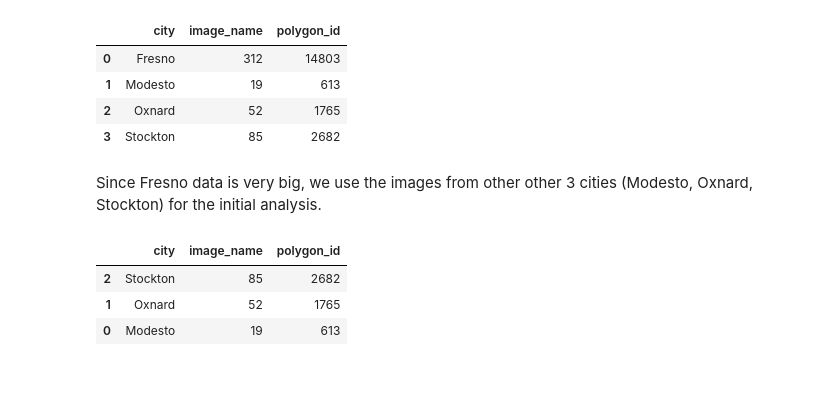
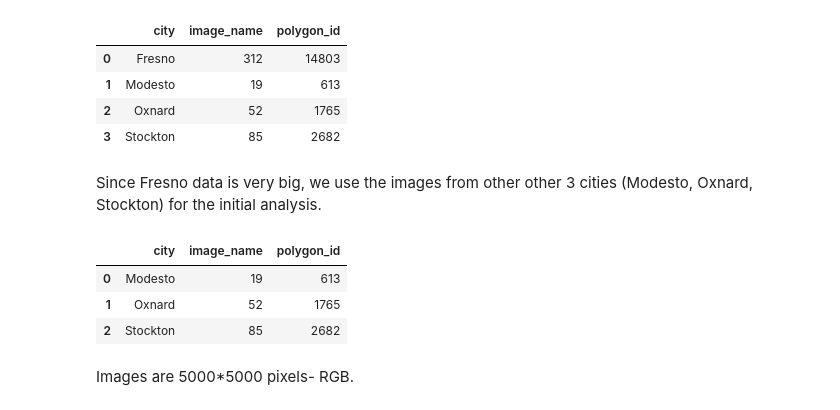
Before and after one commit to kaushikSR/Green_Computing, a Jupyter notebook: Project.ipynb, the cells around one changed output. Cells and saved outputs as stored; diff of their text form; code cells hidden in the pictures; blank space fills up the shorter version.

```diff
--- a/Project.ipynb
+++ b/Project.ipynb
@@ -149,13 +152,16 @@ for city in cities:
 avail_files = [name[:-4] for name in avail_files if name[-4:] == '.tif']
 # %%
-avail_arrays = pv_arrays_clean[pv_arrays_clean['image_name'].isin(avail_files)]
+avail_arrays = pv_arrays_clean[pv_arrays_clean['image_name'].isin(avail_files)]#Make an array of actually available images
+#plotting the number of images and polygon ids available in each array
 avail_poly_agg = avail_arrays.groupby(['city','image_name'])[['polygon_id']].count().reset_index()
 avail_array_agg = avail_poly_agg.groupby('city')[['image_name']].count().reset_index()
 avail_array_agg = avail_array_agg.merge(avail_poly_agg.groupby('city')[['polygon_id']].sum().reset_index())
-avail_array_agg = avail_array_agg.sort_values(by='image_name', ascending=False)
+#avail_array_agg = avail_array_agg.sort_values(by='image_name', ascending=False)
 avail_array_agg
 # %% [output]
 |  | city | image_name | polygon_id |
+| 0 | Modesto | 19 | 613 |
+| 1 | Oxnard | 52 | 1765 |
 | 2 | Stockton | 85 | 2682 |
-| 1 | Oxnard | 52 | 1765 |
-| 0 | Modesto | 19 | 613 |
+# %% [markdown]
+Images are 5000*5000 pixels-  RGB.
```
Also changed, not shown: parts of 4 cells of this notebook.
